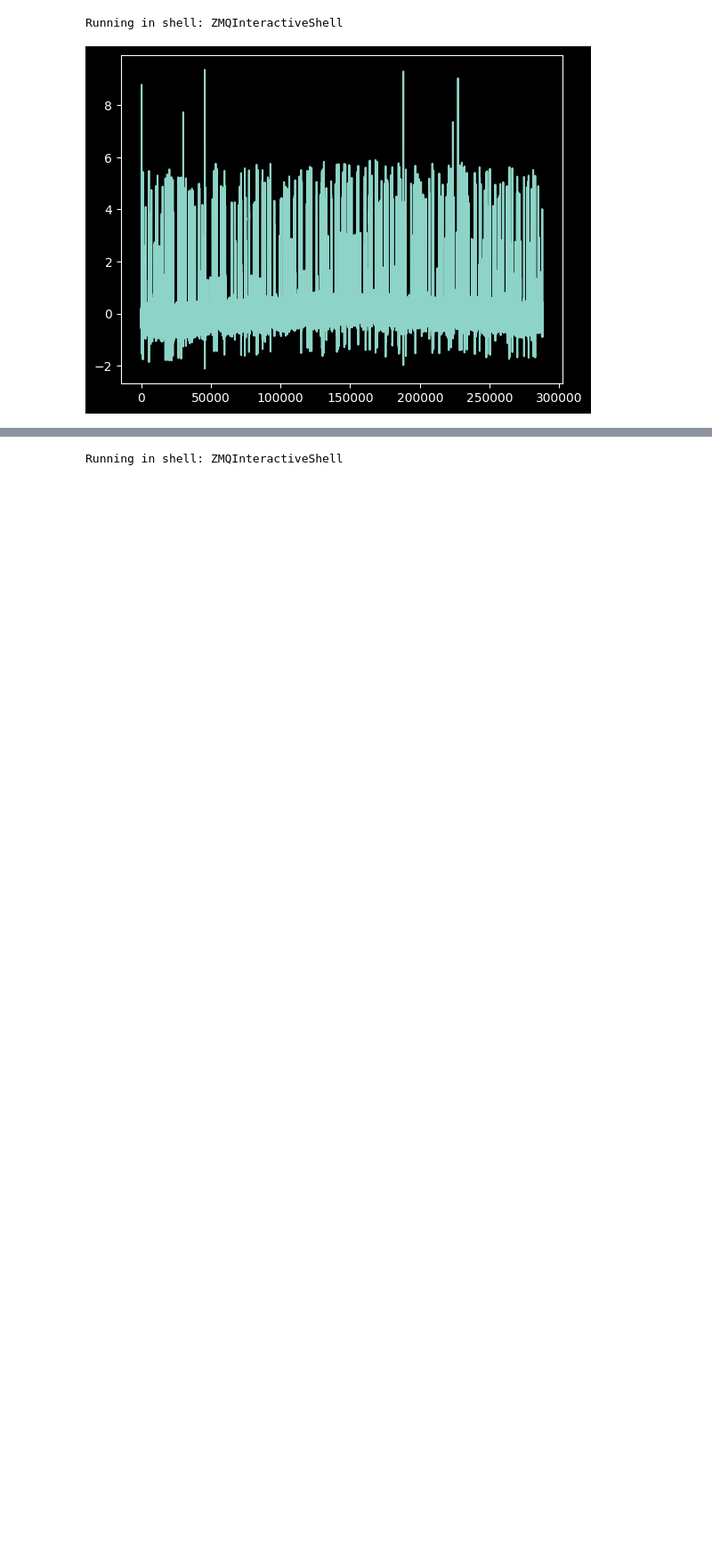
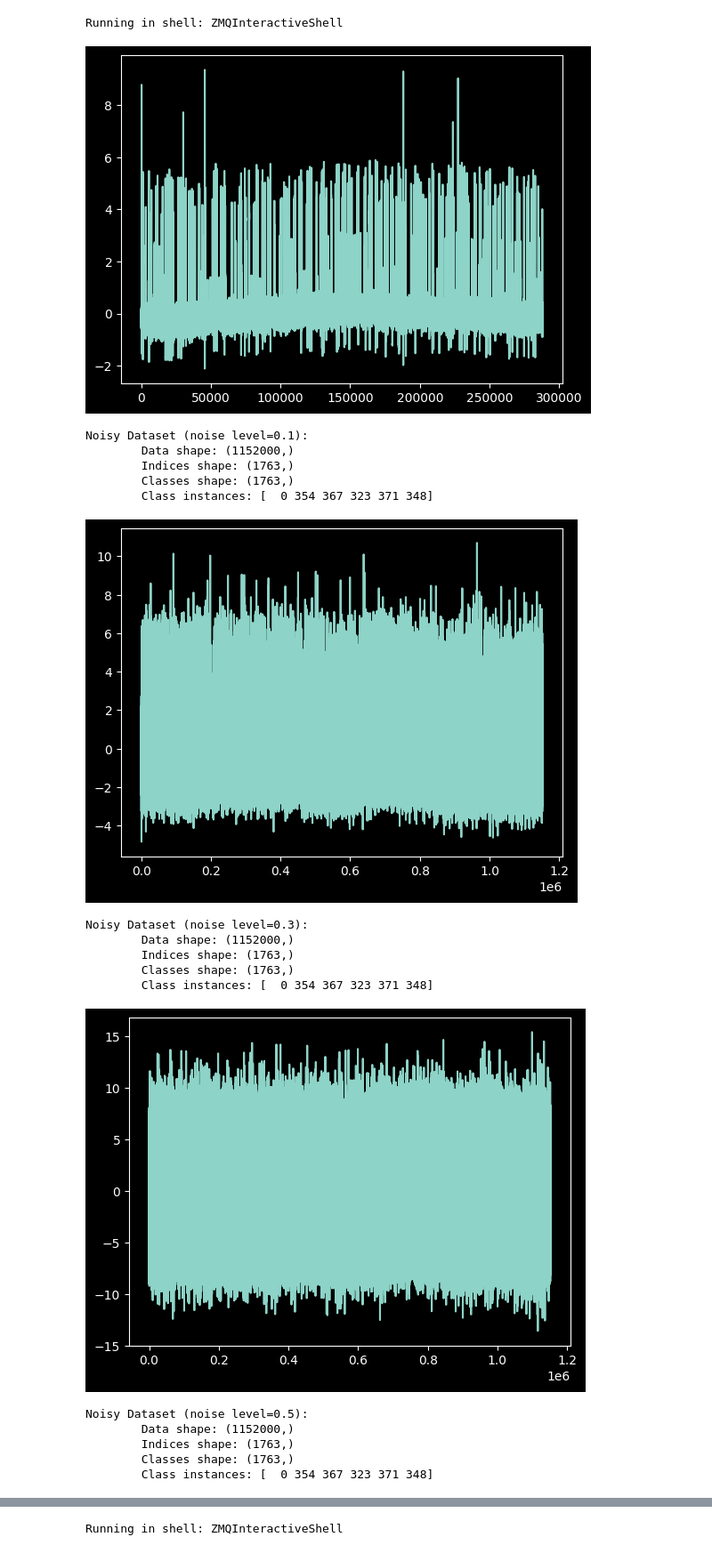
Before and after one commit to seb-hall/EE40098-Labs, a Jupyter notebook: cwc2.ipynb, the cells around one changed output, grey strips where cells are left out. Shown: that part at 89% size. Drawn from its saved outputs; the diff is of its cells as text; code cells hidden in the pictures; blank space fills up the shorter version.

Commit message:
added fake datasets

```diff
--- a/cwc2.ipynb
+++ b/cwc2.ipynb
@@ -90,3 +91,40 @@ Running in shell: ZMQInteractiveShell
 [figure]
 Running in shell: ZMQInteractiveShell
 [figure]
+# %%
+# MAKE NOISIER DATASETS
+
+noise_levels = [0.1, 0.3, 0.5]
+
+noisy_datasets = []
+
+for noise_level in noise_levels:
+    noisy_data_maker = NoisyData(train_data)
+    noisy_data_maker.noisify(noise_level)
+    noisy_datasets.append(noisy_data_maker)
+    print(f"\nNoisy Dataset (noise level={noise_level}):")
+    print("\tData shape:", noisy_data_maker.data.shape)
+    print("\tIndices shape:", noisy_data_maker.indices.shape)
+    print("\tClasses shape:", noisy_data_maker.classes.shape)
+    print("\tClass instances:", np.bincount(noisy_data_maker.classes))
+
+    plt.plot(noisy_data_maker.data)
+    plt.show()
+# %% [output]
+Noisy Dataset (noise level=0.1):
+        Data shape: (1152000,)
+        Indices shape: (1763,)
+        Classes shape: (1763,)
+        Class instances: [  0 354 367 323 371 348]
+[figure, added]
+Noisy Dataset (noise level=0.3):
+        Data shape: (1152000,)
+        Indices shape: (1763,)
+        Classes shape: (1763,)
+        Class instances: [  0 354 367 323 371 348]
+[figure, added]
+Noisy Dataset (noise level=0.5):
+        Data shape: (1152000,)
+        Indices shape: (1763,)
+        Classes shape: (1763,)
+        Class instances: [  0 354 367 323 371 348]
```
Also changed, not shown: parts of 3 cells of this notebook, 10 other files.
